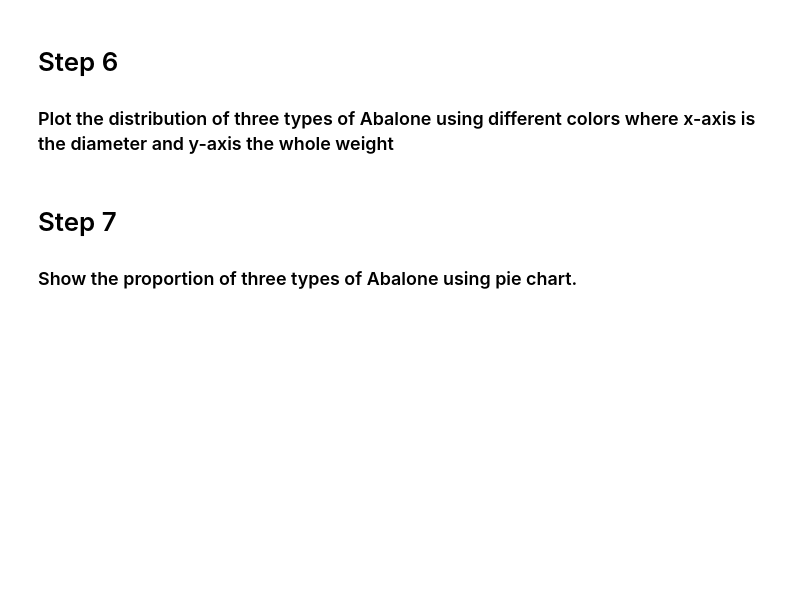
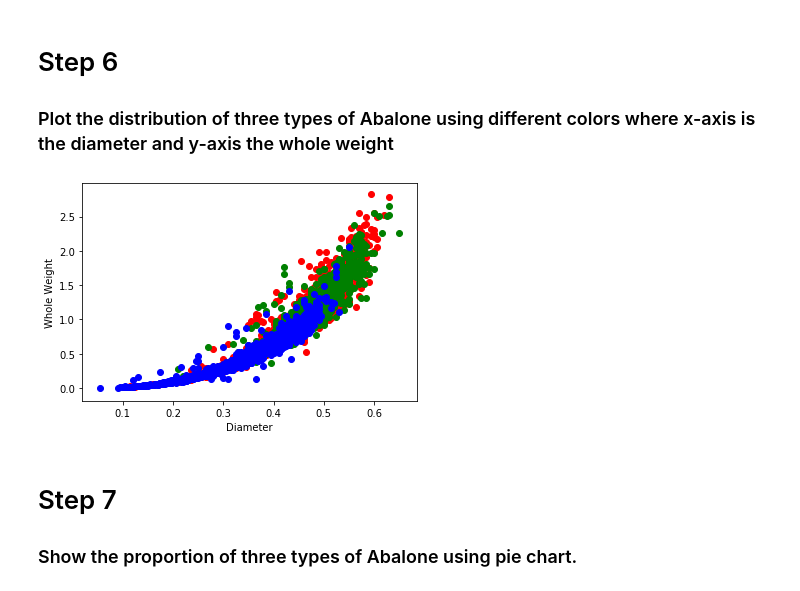
Before and after one commit to LiWeiYeh/NTUT-Introduction-to-Data-Science, a Jupyter notebook: homework/hw2/HW-Abalone-dataset.ipynb, the cells around one changed output. Cells and saved outputs as stored; diff of their text form; code cells hidden in the pictures; blank space fills up the shorter version.

```diff
--- a/homework/hw2/HW-Abalone-dataset.ipynb
+++ b/homework/hw2/HW-Abalone-dataset.ipynb
@@ -14,7 +14,7 @@ import matplotlib.pylab as plt
 **[Abalone Data Set](https://archive.ics.uci.edu/ml/datasets/Abalone)**
 # %%
 # Loads the csv and sets the header name
-data = pd.read_csv('abalone.data', na_values = ':',
+df = pd.read_csv('abalone.data', na_values = ':',
                    names=['sex',
                           'length',
                           'diam',
@@ -25,7 +25,7 @@ data = pd.read_csv('abalone.data', na_values = ':',
                           'shell',
                           'rings'])
 
-data
+df
 # %% [output]
 |  | sex | length | diam | height | whole | shucked | viscera | shell | rings |
 | 0 | M | 0.455 | 0.365 | 0.095 | 0.5140 | 0.2245 | 0.1010 | 0.1500 | 15 |
@@ -49,3 +93,6 @@ data
 # %% [markdown]
 # Step 4
 ### Sort the data by Whole weight (grams) and present the top 20 data items.
+# %%
+df.sort_values(by='whole', ascending=False, inplace=True)
+df.head(20)
@@ -58,6 +135,46 @@ data
 # %% [markdown]
 # Step 6
 ### Plot the distribution of three types of Abalone using different colors where x-axis is the diameter and y-axis the whole weight
+# %%
+Male_Data = df[df['sex'] == 'M']
+Female_Data = df[df['sex'] == 'F']
+Infant_Data = df[df['sex'] == 'I']
+
+# kwargs = dict(alpha=0.5, bins=100)
+
+# x1 = df.loc[df.sex=='M', 'diam']
+# x2 = df.loc[df.sex=='F', 'diam']
+# x3 = df.loc[df.sex=='I', 'diam']
+
+# #y1 = df.loc[df.sex=='M', 'whole']
+# #y2 = df.loc[df.sex=='F', 'whole']
+# #y3 = df.loc[df.sex=='I', 'whole']
+
+# plt.hist(x1, **kwargs, color='g', label='M')
+# plt.hist(x2, **kwargs, color='b', label='F')
+# plt.hist(x3, **kwargs, color='r', label='I')
+# plt.gca().set(title="Distribution of Abalone's diameter by sex",
+#               xlabel='diameter')
+
+# plt.legend();
+
+Male_Diam = Male_Data['diam']
+Male_Whole_Weight = Male_Data['whole']
+
+Female_Diam = Female_Data['diam']
+Female_Whole_Weight = Female_Data['whole']
+
+Infant_Diam = Infant_Data['diam']
+Infant_Whole_Weight = Infant_Data['whole']
+
+plt.scatter(Male_Diam, Male_Whole_Weight, color='red')
+plt.scatter(Female_Diam, Female_Whole_Weight, color='green')
+plt.scatter(Infant_Diam, Infant_Whole_Weight, color='blue')
+plt.xlabel('Diameter')
+plt.ylabel('Whole Weight')
+plt.show()
+# %% [output]
+[figure, added]
 # %% [markdown]
 # Step 7
 ### Show the proportion of three types of Abalone using pie chart.
```
Also changed, not shown: parts of 6 cells of this notebook, 1 other file.
